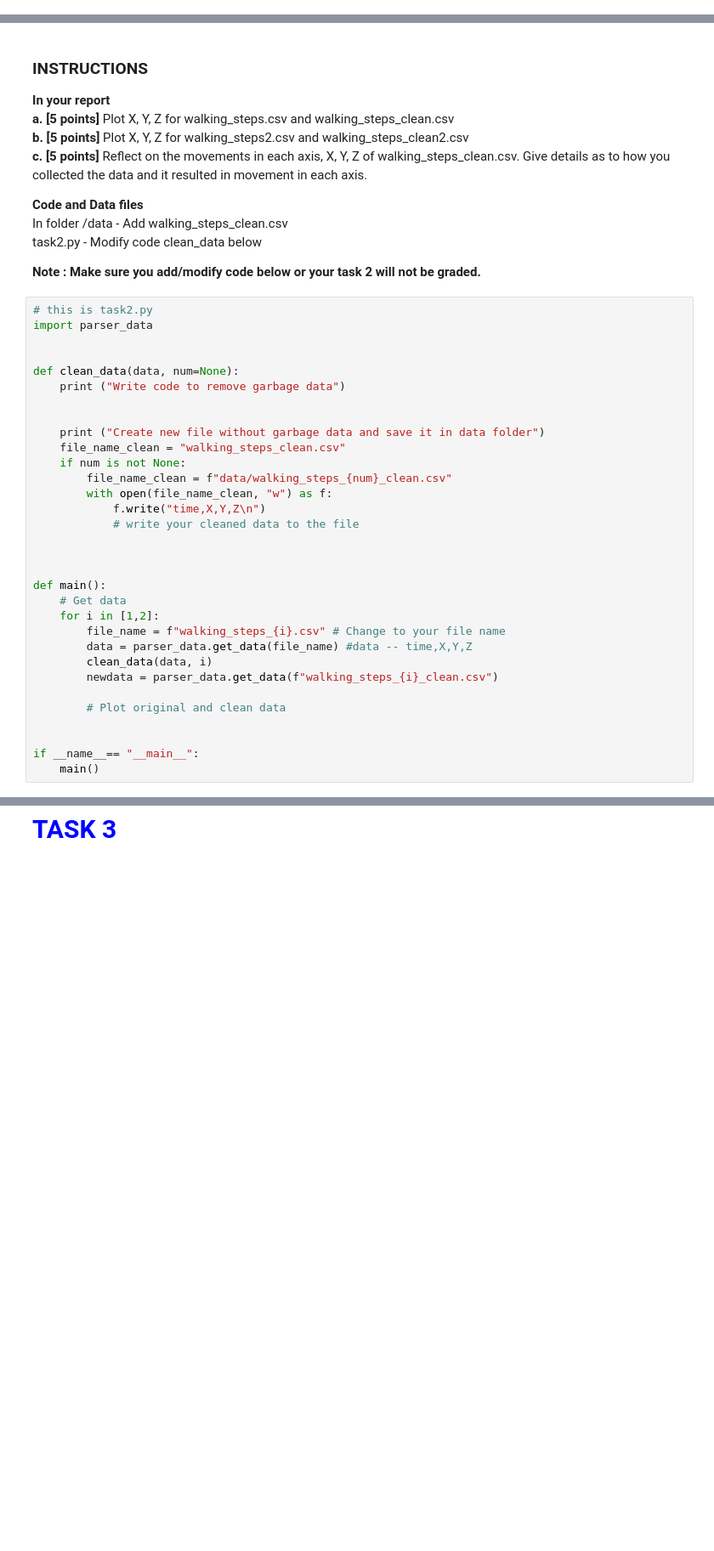
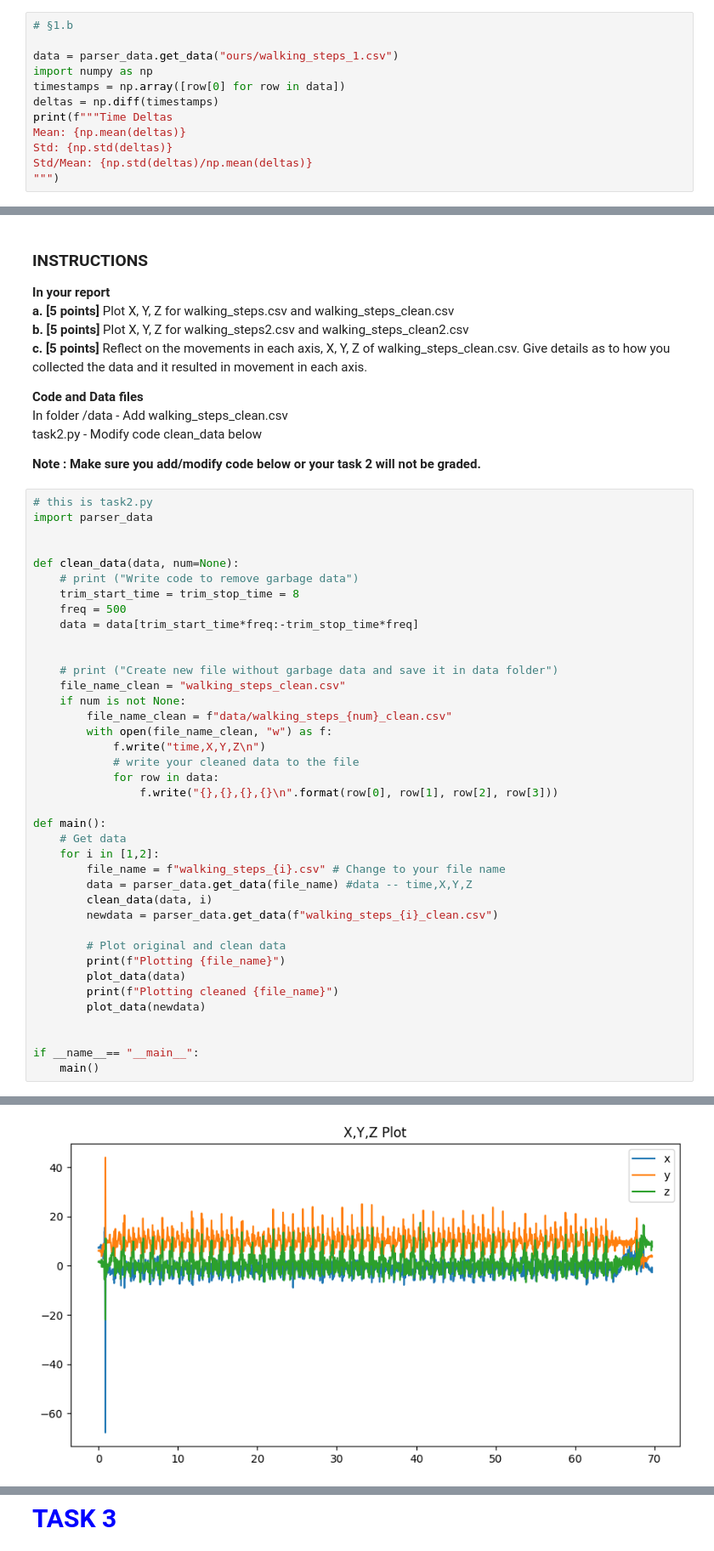
Before and after one commit to oscarlaird/muc_project_1, a Jupyter notebook: SensorDataAnalysisActivity.ipynb, the cells around one changed output, grey strips where cells are left out. Shown at 85% size. Saved outputs shown, nothing was run; the diff lists cells and outputs as text; blank space fills up the shorter version.

Commit message:
tasks 1-3; restructure data folder

```diff
--- a/SensorDataAnalysisActivity.ipynb
+++ b/SensorDataAnalysisActivity.ipynb
@@ -60,0 +65,12 @@ Reflect: <br>
+# %%
+# §1.b
+
+data = parser_data.get_data("ours/walking_steps_1.csv")
+import numpy as np
+timestamps = np.array([row[0] for row in data])
+deltas = np.diff(timestamps)
+print(f"""Time Deltas
+Mean: {np.mean(deltas)}
+Std: {np.std(deltas)}
+Std/Mean: {np.std(deltas)/np.mean(deltas)}
+""")
@@ -79,18 +118,21 @@ import parser_data
 
 
 def clean_data(data, num=None):
-    print ("Write code to remove garbage data")
+    # print ("Write code to remove garbage data")
+    trim_start_time = trim_stop_time = 8
+    freq = 500
+    data = data[trim_start_time*freq:-trim_stop_time*freq]
 
 
-    print ("Create new file without garbage data and save it in data folder")
+    # print ("Create new file without garbage data and save it in data folder")
     file_name_clean = "walking_steps_clean.csv"
     if num is not None:
         file_name_clean = f"data/walking_steps_{num}_clean.csv"
         with open(file_name_clean, "w") as f:
             f.write("time,X,Y,Z\n")
             # write your cleaned data to the file
-
-
+            for row in data:
+                f.write("{},{},{},{}\n".format(row[0], row[1], row[2], row[3]))
 
 def main():
     # Get data
@@ -101,7 +143,12 @@ def main():
         newdata = parser_data.get_data(f"walking_steps_{i}_clean.csv")
 
         # Plot original and clean data
+        print(f"Plotting {file_name}")
+        plot_data(data)
+        print(f"Plotting cleaned {file_name}")
+        plot_data(newdata)
 
 
 if __name__== "__main__":
     main()
+# %% [output]
@@ -107,0 +156 @@ if __name__== "__main__":
+[figure, added]
```
Also changed, not shown: parts of 17 cells of this notebook, 6 other files.
